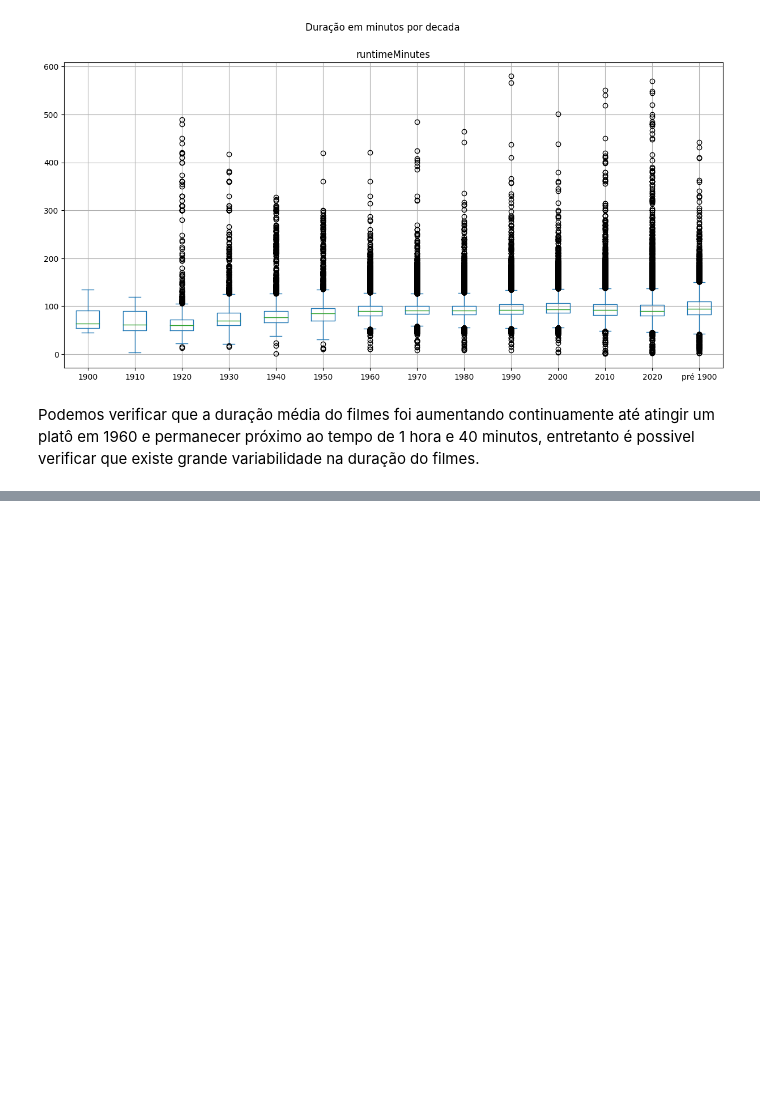
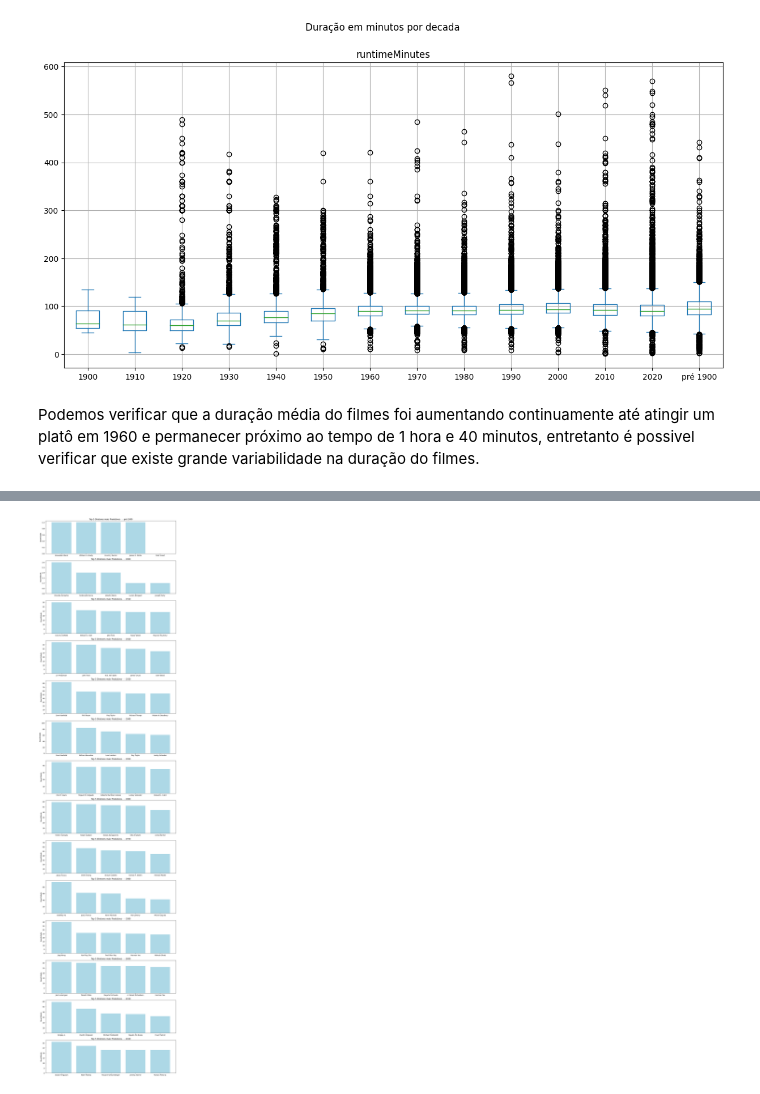
Before and after one commit to gabriel-victor933/Project-Movies-Data-Analysis, a Jupyter notebook: data_viz.ipynb, the cells around one changed output, grey strips where cells are left out. Drawn from its saved outputs; the diff is of its cells as text; code cells hidden in the pictures; blank space fills up the shorter version.

```diff
--- a/data_viz.ipynb
+++ b/data_viz.ipynb
@@ -145,0 +178,12 @@ Podemos verificar que a duração média do filmes foi aumentando continuamente
+# %%
+directors_filtered = movies.loc[(~pd.isna(movies['directors']))&(movies['runtimeMinutes'] > 40),['decades','directors']]
+
+directors_filtered.loc[:,'directors'] = directors_filtered.loc[:,'directors'].str.split(',')
+
+directors_filtered = directors_filtered.explode('directors').reset_index()
+
+directors_pivot = pd.pivot_table(directors_filtered,values='tconst',index=['directors'],columns=['decades'],aggfunc='count')
+
+pivot_table_bar_plot_decade(directors_pivot,'lightblue',5,'Top 5 Diretores mais Produtivos - ','','Quantidade',14,1,(12,48))
+# %% [output]
+[figure, added]
```
Also changed, not shown: parts of 2 cells of this notebook.
